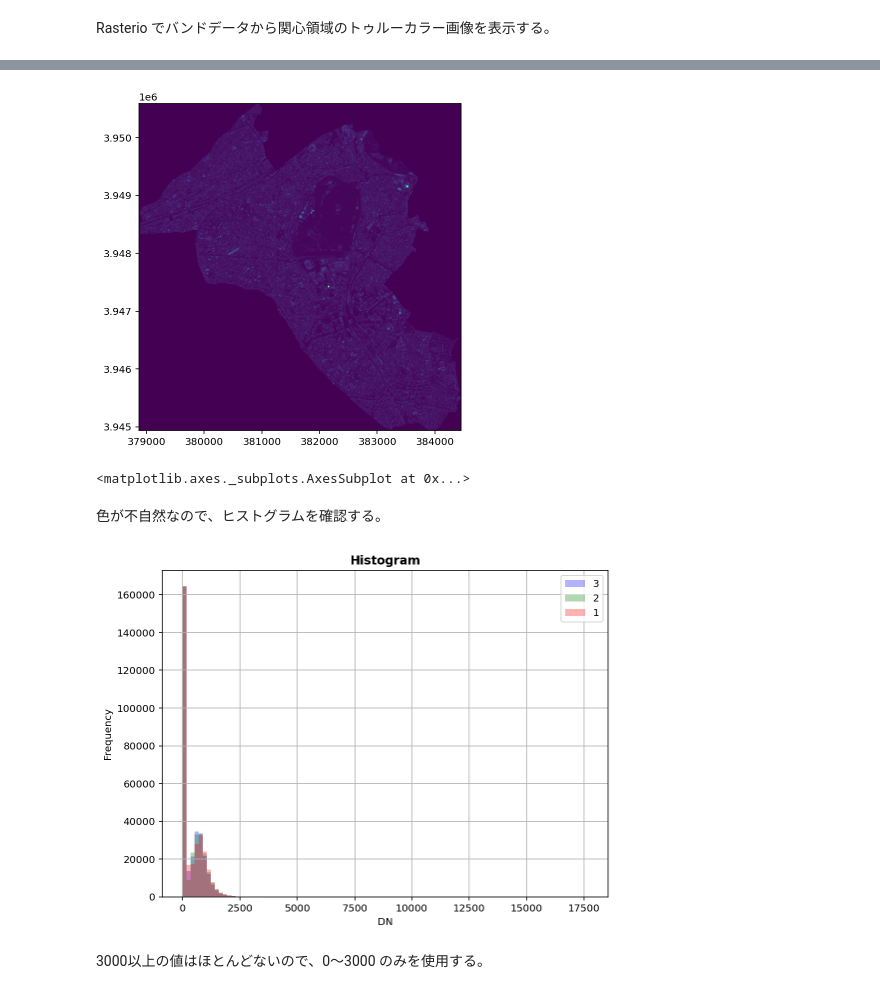
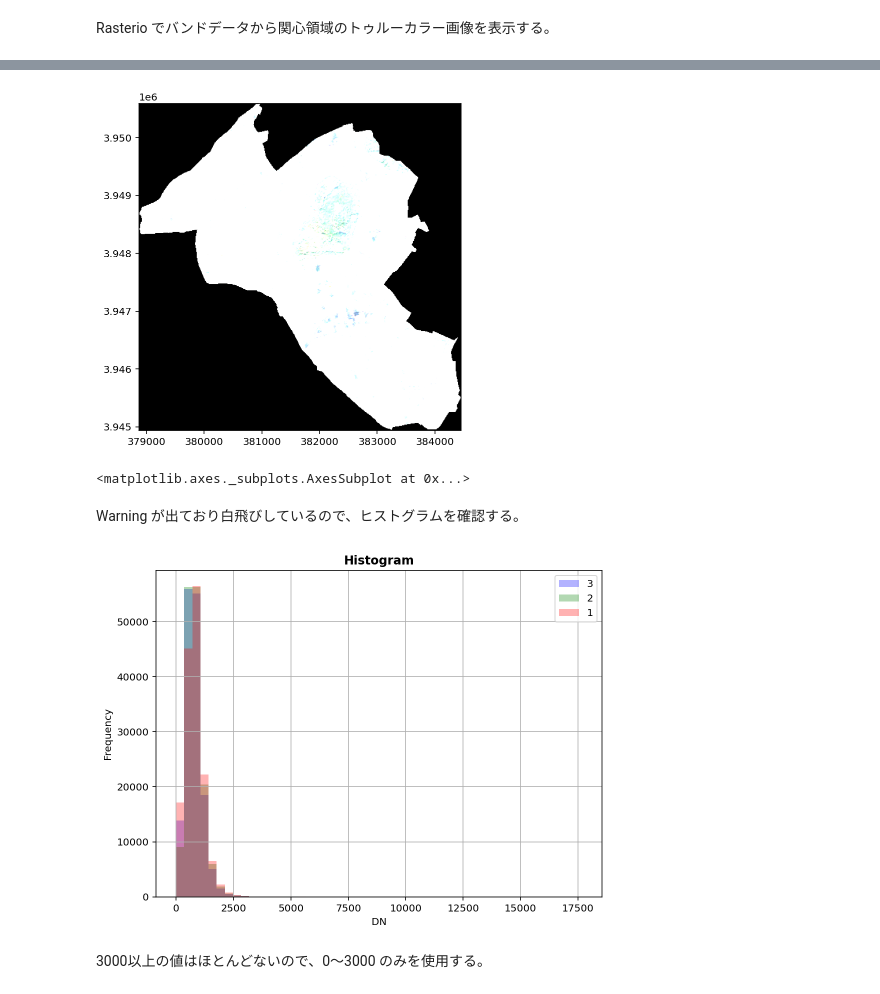
Before and after one commit to sankichi92/satelliteBook, a Jupyter notebook: notebooks/3-1-data_access.ipynb, the cells around one changed output, grey strips where cells are left out. Saved outputs shown, nothing was run; the diff lists cells and outputs as text; code cells hidden in the pictures.

```diff
--- a/notebooks/3-1-data_access.ipynb
+++ b/notebooks/3-1-data_access.ipynb
@@ -46,8 +46,8 @@ map
 # %% [markdown]
 [Earth Search](https://www.element84.com/earth-search/) の STAC API と [PySTAC Client](https://github.com/stac-utils/pystac-client) を使って2022年11月の Sentinel-2 データを検索する。
 # %%
-from pystac_client import Client
-client = Client.open('https://earth-search.aws.element84.com/v0')
+import pystac_client
+client = pystac_client.Client.open('https://earth-search.aws.element84.com/v0')
 client
 # %% [output]
 <Client id=earth-search>
@@ -112,7 +111,7 @@ b4 = rio.open(item.assets['B04'].href)
 
 rgb_memfile = rio.io.MemoryFile()
 
-with rgb_memfile.open(driver='GTiff', count=3, width=b4.width, height=b4.height, crs=b4.crs, transform=b4.transform, dtype=b4.dtypes[0]) as rgb:
+with rgb_memfile.open(**{**b4.meta, 'count': 3}) as rgb:
   rgb.write(b2.read(1), 3)
   rgb.write(b3.read(1), 2)
   rgb.write(b4.read(1), 1)
@@ -128,18 +127,18 @@ aoi_gdf = gpd.GeoDataFrame.from_features([aoi_geojson], crs='EPSG:4326')
 
 with rgb_memfile.open() as rgb:
   masked_image, transform = rio.mask.mask(rgb, aoi_gdf.to_crs(rgb.crs).geometry, crop=True)
-  meta = rgb.meta
-  meta.update({
+  masked_meta = {
+      **rgb.meta,
       'height': masked_image.shape[1],
       'width': masked_image.shape[2],
       'transform': transform,
-  })
+  }
 
 masked_memfile = rio.io.MemoryFile()
 
-with masked_memfile.open(**meta) as masked:
+with masked_memfile.open(**masked_meta) as masked:
   masked.write(masked_image)
 
 masked = masked_memfile.open()
-rio.plot.show(masked)
+rio.plot.show(masked.read(), transform=masked.transform)
 # %% [output]
@@ -146,11 +146,11 @@ rio.plot.show(masked)
-[figure, old version]
+[figure, new version]
-<matplotlib.axes._subplots.AxesSubplot at 0x...>
+<matplotlib.axes._subplots.AxesSubplot at 0x...>
-# %% [markdown]
-色が不自然なので、ヒストグラムを確認する。
+# %% [markdown]
+Warning が出ており白飛びしているので、ヒストグラムを確認する。
 # %%
-rio.plot.show_hist(masked, bins=100, alpha=0.3, histtype='stepfilled')
+rio.plot.show_hist(masked, bins=50, histtype='stepfilled', alpha=0.3)
 # %% [output]
-[figure, old version]
+[figure, new version]
 # %% [markdown]
 3000以上の値はほとんどないので、0〜3000 のみを使用する。
 # %%
```
Also changed, not shown: parts of 5 cells of this notebook.
